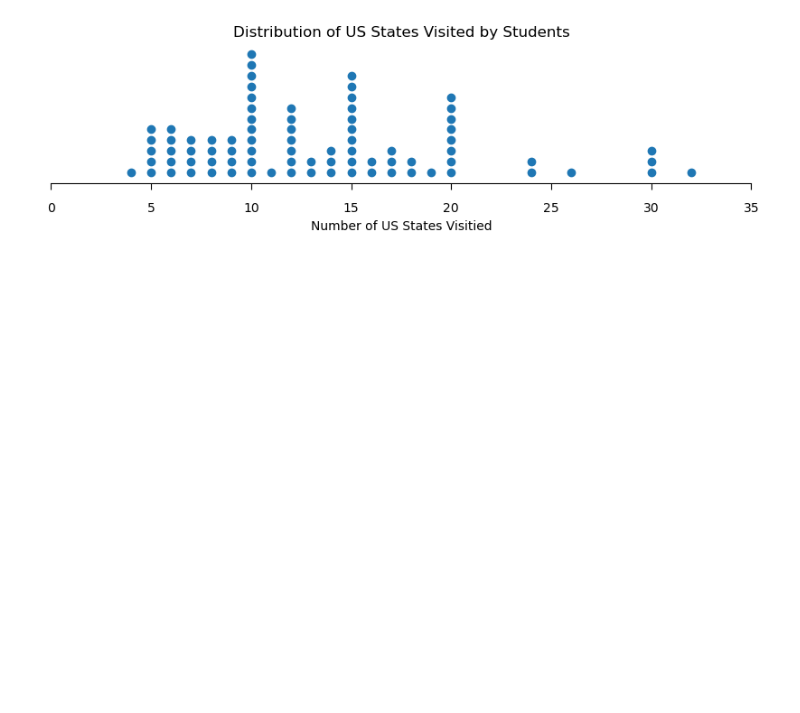
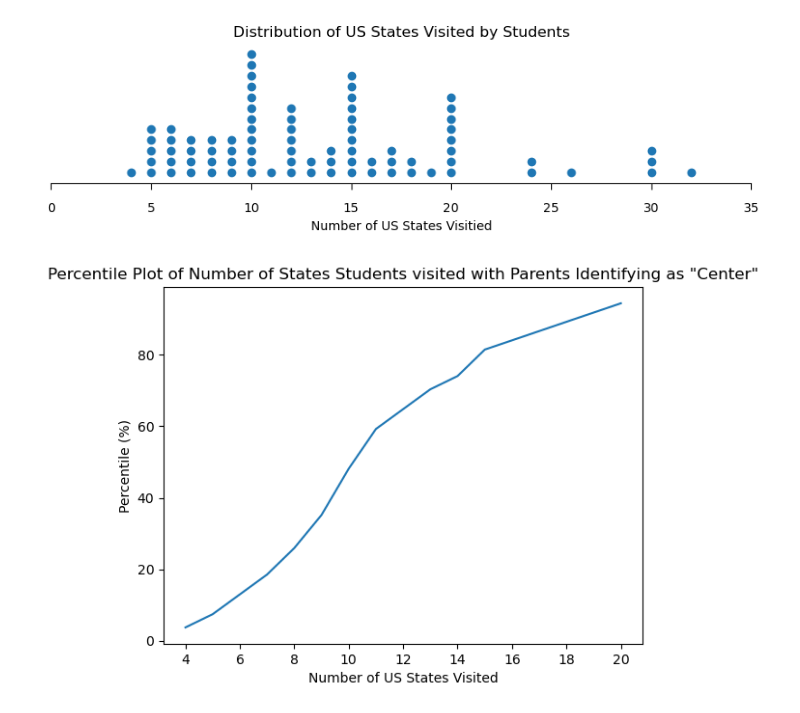
Before and after one commit to AsianUser/AP-Stats-FirstQuarterCaseStudy, a Jupyter notebook: main.ipynb, the cells around one changed output. Saved outputs shown, nothing was run; the diff lists cells and outputs as text; code cells hidden in the pictures; blank space fills up the shorter version.

Commit message:
added a percentile plot for one of the datasets

```diff
--- a/main.ipynb
+++ b/main.ipynb
@@ -5,16 +5,16 @@ import matplotlib.pyplot as plt
 from scipy import stats
 
 # reading all data
-data = pd.read_csv("AP Statistics Day 1 Survey 2023 - 2024.csv")
+value = pd.read_csv("AP Statistics Day 1 Survey 2023 - 2024.csv")
 
 # choosing data sets
-print(data.columns[21])  # parent political affiliation
-print(data.columns[32])  # us states been in
+print(value.columns[21])  # parent political affiliation
+print(value.columns[32])  # us states been in
 
-parentPolitics = data[
+parentPolitics = value[
     "How would you describe the political affiliation of your parents?"
 ]
-usStates = data["Approximately how many of the 50 United States have you been in?"]
+usStates = value["Approximately how many of the 50 United States have you been in?"]
 
 print(parentPolitics)
 print(usStates)
@@ -154,0 +153,26 @@ dotPlot(usStates, "Distribution of US States Visited by Students")
+# %%
+# percentile plot
+# credit to https://matplotlib.org/mpl-probscale/tutorial/closer_look_at_viz.html
+
+def percentilePlot (title, data):
+    sortedData = np.sort(data)
+
+    percentiles = np.array([])
+    dataPoints = np.array([])
+    for value in sortedData:
+        percentiles = np.append(percentiles, stats.percentileofscore(sortedData, value))
+        dataPoints = np.append(dataPoints, value)
+
+    plt.ylabel("Percentile (%)")
+    plt.xlabel("Number of US States Visited")
+    plt.yticks([0, 20, 40, 60, 80, 100])
+    plt.xticks([0, 4,6,8,10,12,14,16,18,20])
+
+
+    plt.title(title)
+    plt.plot(dataPoints, percentiles)
+    plt.show()
+# %%
+percentilePlot('''Percentile Plot of Number of States Students visited with Parents Identifying as "Center"''', center)
+# %% [output]
+[figure, added]
```
Also changed, not shown: parts of 1 cell of this notebook.
